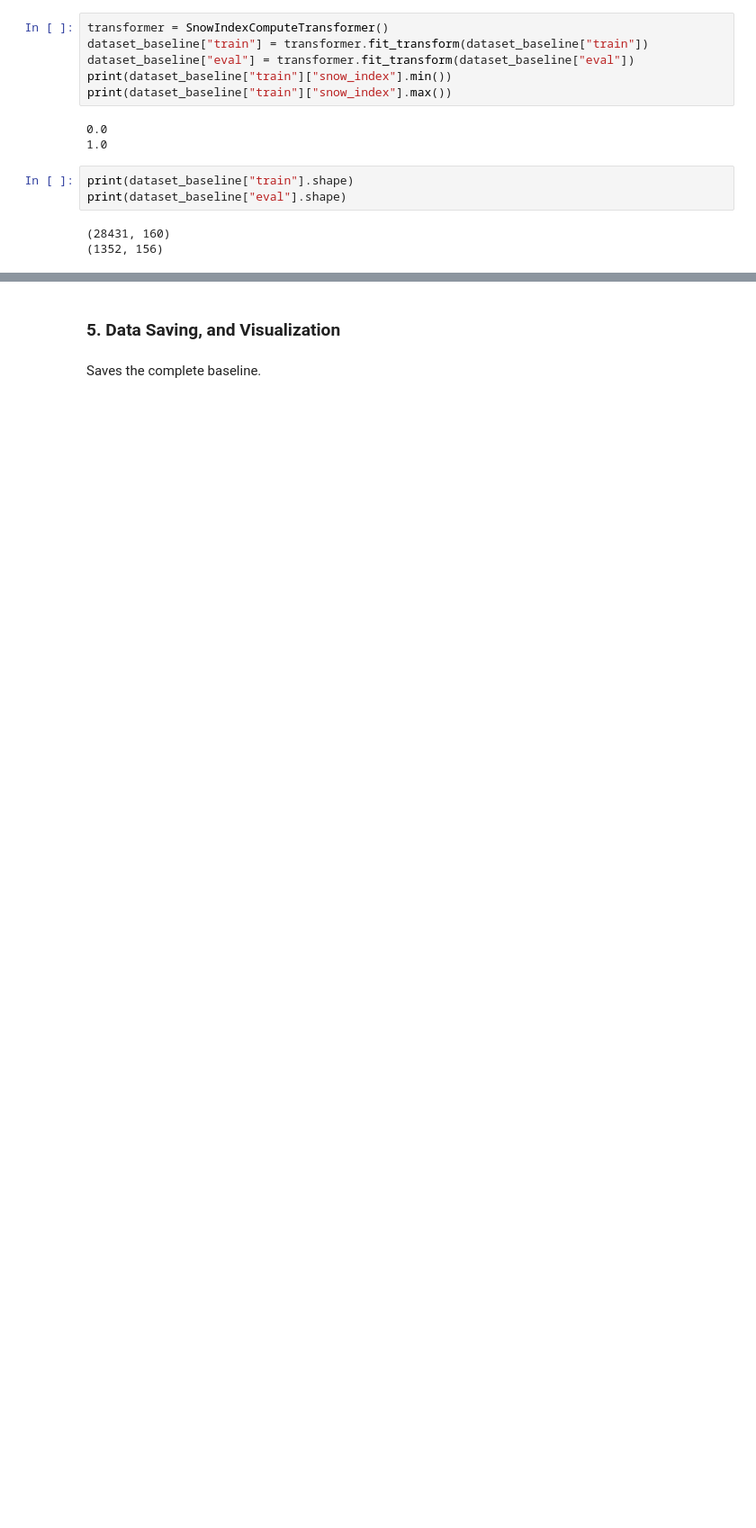
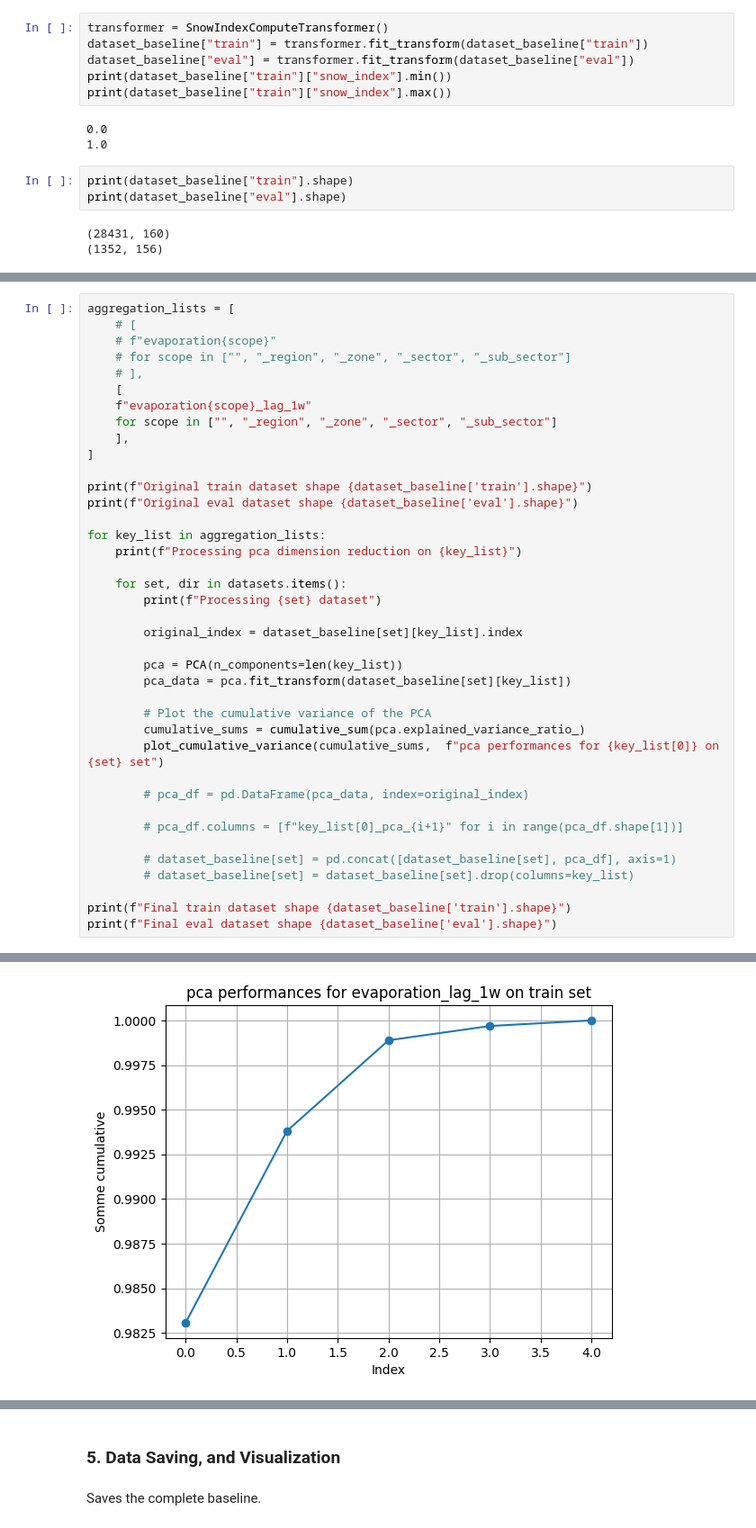
Before and after one commit to lucas066001/WaterScarcity.Hackathon, a Jupyter notebook: src/notebooks/00 Preprocessing/02 - Feature Engineering.ipynb, the cells around one changed output, grey strips where cells are left out. Shown at 90% size. Drawn from its saved outputs; the diff is of its cells as text; blank space fills up the shorter version.

```diff
--- a/src/notebooks/00 Preprocessing/02 - Feature Engineering.ipynb
+++ b/src/notebooks/00 Preprocessing/02 - Feature Engineering.ipynb
@@ -217,0 +331,40 @@ Final eval dataset shape (1352, 70)
+# %%
+aggregation_lists = [
+    # [
+    # f"evaporation{scope}"
+    # for scope in ["", "_region", "_zone", "_sector", "_sub_sector"]
+    # ],
+    [
+    f"evaporation{scope}_lag_1w"
+    for scope in ["", "_region", "_zone", "_sector", "_sub_sector"]
+    ],
+]
+
+print(f"Original train dataset shape {dataset_baseline['train'].shape}")
+print(f"Original eval dataset shape {dataset_baseline['eval'].shape}")
+
+for key_list in aggregation_lists:
+    print(f"Processing pca dimension reduction on {key_list}")
+
+    for set, dir in datasets.items():
+        print(f"Processing {set} dataset")
+
+        original_index = dataset_baseline[set][key_list].index
+
+        pca = PCA(n_components=len(key_list))
+        pca_data = pca.fit_transform(dataset_baseline[set][key_list])
+
+        # Plot the cumulative variance of the PCA
+        cumulative_sums = cumulative_sum(pca.explained_variance_ratio_)
+        plot_cumulative_variance(cumulative_sums,  f"pca performances for {key_list[0]} on {set} set")
+
+        # pca_df = pd.DataFrame(pca_data, index=original_index)
+
+        # pca_df.columns = [f"key_list[0]_pca_{i+1}" for i in range(pca_df.shape[1])]
+
+        # dataset_baseline[set] = pd.concat([dataset_baseline[set], pca_df], axis=1)
+        # dataset_baseline[set] = dataset_baseline[set].drop(columns=key_list)
+
+print(f"Final train dataset shape {dataset_baseline['train'].shape}")
+print(f"Final eval dataset shape {dataset_baseline['eval'].shape}")
+# %% [output]
@@ -217,0 +375 @@ Final eval dataset shape (1352, 70)
+[figure, added]
```
Also changed, not shown: parts of 14 cells of this notebook, 1 other file.
